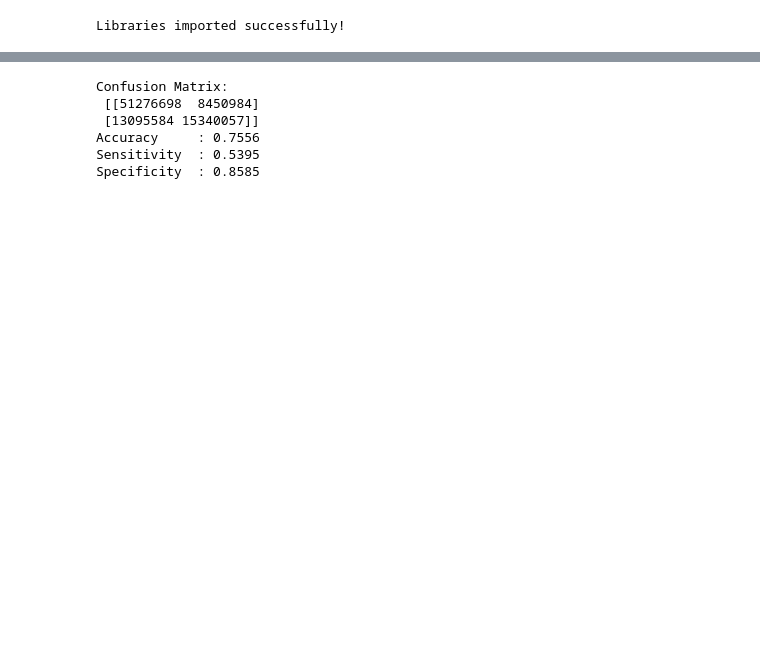
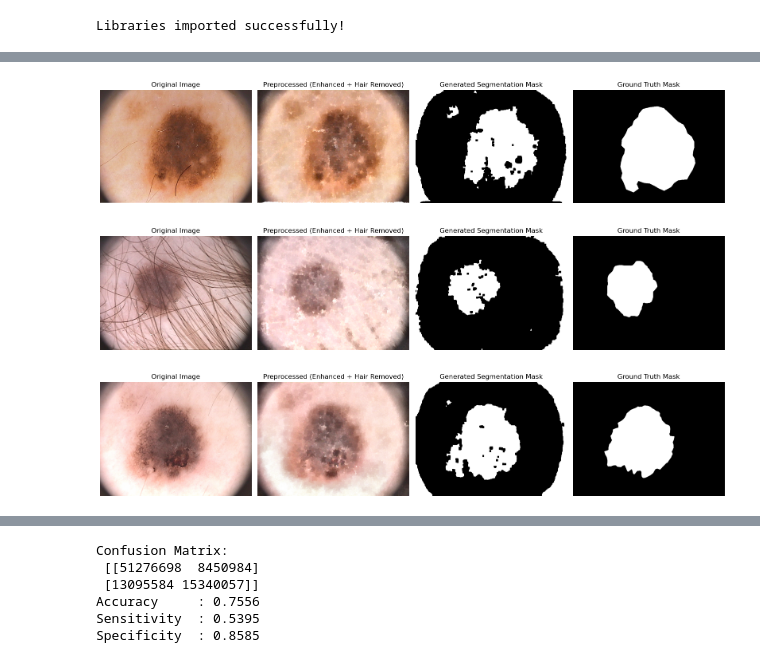
Before and after one commit to b17br34k3r/Digital-Image-processing-tasks, a Jupyter notebook: DIP Project/OEL_DIP.ipynb, the cells around one changed output, grey strips where cells are left out. Cells and saved outputs as stored; diff of their text form; code cells hidden in the pictures; blank space fills up the shorter version.

```diff
--- a/DIP Project/OEL_DIP.ipynb
+++ b/DIP Project/OEL_DIP.ipynb
@@ -212,0 +35,8 @@ Output = Inpaint(Image, HairMask)
+# %%
+def enhance_image(img):
+    lab = cv2.cvtColor(img, cv2.COLOR_BGR2LAB)
+    l, a, b = cv2.split(lab)
+    clahe = cv2.createCLAHE(clipLimit=2.0, tileGridSize=(8,8))
+    l = clahe.apply(l)
+    lab = cv2.merge([l, a, b])
+    return cv2.cvtColor(lab, cv2.COLOR_LAB2BGR)
@@ -417,0 +58,10 @@ Truth   Negative   FP (False+) TN (True-)
+# %%
+def segment_lesion(img):
+    gray = cv2.cvtColor(img, cv2.COLOR_BGR2GRAY)
+    blur = cv2.GaussianBlur(gray, (5,5), 0)
+    _, binary = cv2.threshold(blur, 0, 255, cv2.THRESH_BINARY_INV + cv2.THRESH_OTSU)
+    kernel = np.ones((5,5), np.uint8)
+    binary = cv2.morphologyEx(binary, cv2.MORPH_CLOSE, kernel)
+    binary = cv2.morphologyEx(binary, cv2.MORPH_OPEN, kernel)
+    binary = cv2.morphologyEx(binary, cv2.MORPH_ERODE, kernel, iterations=1)
+    return binary
@@ -418,31 +72,45 @@ Truth   Negative   FP (False+) TN (True-)
 # %%
 y_true_all, y_pred_all = [], []
+sample_count = 0
 
 for folder in tqdm(os.listdir(BASE_PATH)):
     folder_path = os.path.join(BASE_PATH, folder)
     if not os.path.isdir(folder_path):
         continue
-
     img_path = os.path.join(folder_path, f"{folder}_Dermoscopic_Image")
     gt_path  = os.path.join(folder_path, f"{folder}_lesion")
-
     if not os.path.exists(img_path) or not os.path.exists(gt_path):
         continue
-
     img = cv2.imread(os.path.join(img_path, os.listdir(img_path)[0]))
     gt  = cv2.imread(os.path.join(gt_path, os.listdir(gt_path)[0]), 0)
-
     if img is None or gt is None:
         continue
-
-    img = enhance_image(img)
-    img = remove_hairs(img)
-    pred_mask = segment_lesion(img)
-
-    cv2.imwrite(
-        os.path.join(MASK_SAVE_PATH, f"{folder}_mask.png"),
-        pred_mask
-    )
-
+    img_enhanced = enhance_image(img)
+    img_preprocessed = remove_hairs(img_enhanced)
+    pred_mask = segment_lesion(img_preprocessed)
+    cv2.imwrite(os.path.join(MASK_SAVE_PATH, f"{folder}_mask.png"), pred_mask)
     y_true_all.extend((gt > 0).flatten())
     y_pred_all.extend((pred_mask > 0).flatten())
+
+    # Display sample images
+    sample_count += 1
+    if sample_count <= 3:  # Show first 3 samples
+        fig, axes = plt.subplots(1, 4, figsize=(16, 4))
+        axes[0].imshow(cv2.cvtColor(img, cv2.COLOR_BGR2RGB))
+        axes[0].set_title("Original Image")
+        axes[0].axis('off')
+        axes[1].imshow(cv2.cvtColor(img_preprocessed, cv2.COLOR_BGR2RGB))
+        axes[1].set_title("Preprocessed (Enhanced + Hair Removed)")
+        axes[1].axis('off')
+        axes[2].imshow(pred_mask, cmap='gray')
+        axes[2].set_title("Generated Segmentation Mask")
+        axes[2].axis('off')
+        axes[3].imshow(cv2.cvtColor(gt, cv2.COLOR_GRAY2RGB))
+        axes[3].set_title("Ground Truth Mask")
+        axes[3].axis('off')
+        plt.tight_layout()
+        plt.show()
+# %% [output]
+[figure, added]
+[figure, added]
+[figure, added]
```
Also changed, not shown: parts of 41 cells of this notebook.
